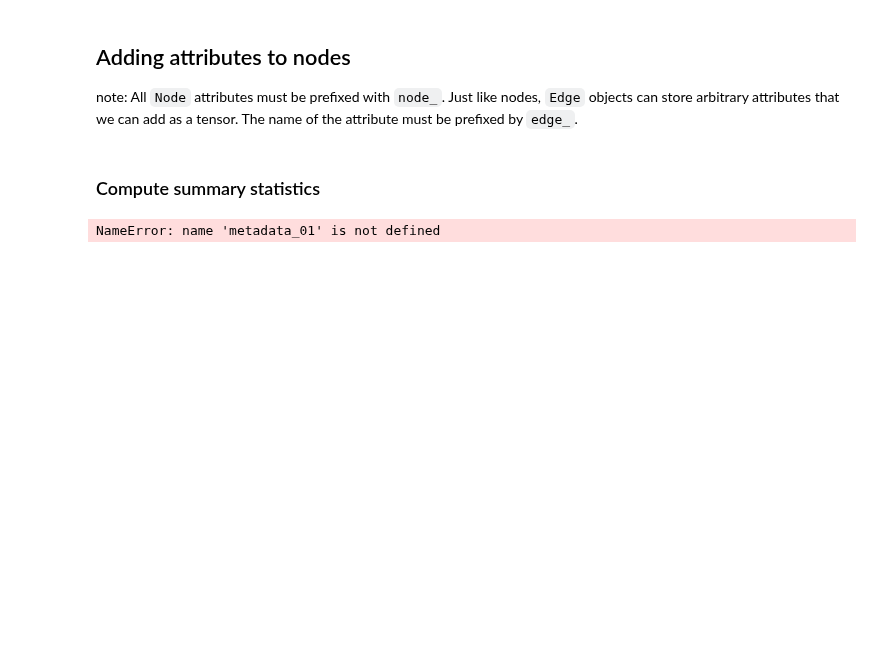
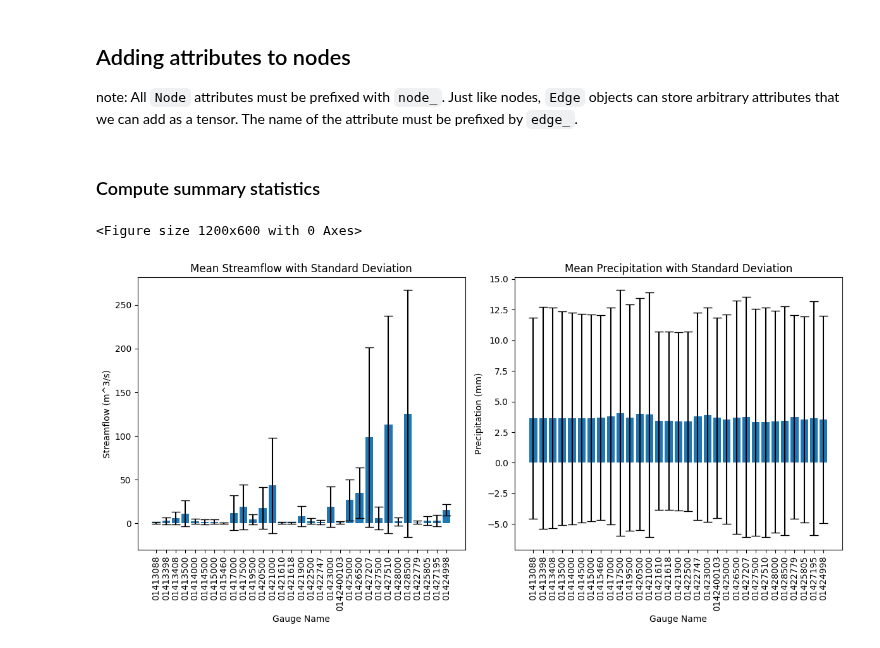
Before and after one commit to LouisaPawusch/CEE520-StreamflowGraphLearning, a Jupyter notebook: src/02_Generate_Graph/generate_graph.ipynb, the cells around one changed output. Cells and saved outputs as stored; diff of their text form; code cells hidden in the pictures; blank space fills up the shorter version.

```diff
--- a/src/02_Generate_Graph/generate_graph.ipynb
+++ b/src/02_Generate_Graph/generate_graph.ipynb
@@ -222,24 +244,38 @@ precipitation = pd.read_csv(os.path.join(DATA_DIR, "precipitation_wy2022.csv"))
 # %%
-streamflow = pd.read_csv(os.path.join(DATA_DIR, "streamflow_wy2022.csv"))
-precipitation = pd.read_csv(os.path.join(DATA_DIR, "precipitation_wy2022.csv"))
+streamflow = pd.read_csv(os.path.join(DATA_DIR, "streamflow_wy2022.csv"), dtype={"site_id": str, "huc8": str})
+streamflow.columns = streamflow.columns.astype(str)
+precipitation = pd.read_csv(os.path.join(DATA_DIR, "precipitation_wy2022.csv"), dtype={"site_id": str, "huc8": str})
+precipitation.columns = precipitation.columns.astype(str)
 
-mean_streamflow ={}
-std_streamflow = {}
-mean_precipitation = {}
-std_precipitation = {}
+site_ids = [col for col in streamflow.columns if col != "date"]
 
-for column in streamflow.columns:
-    if column != 'date':
-        gauge_name = metadata_01[metadata_01['site_id'] == column]['site_rename'].values[0] if column in metadata_01['site_id'].values else metadata_02[metadata_02['site_id'] == column]['site_rename'].values[0]
-        mean_streamflow[gauge_name] = streamflow[column].mean()
-        std_streamflow[gauge_name] = streamflow[column].std()
+mean_streamflow = []
+std_streamflow = []
+mean_precipitation = []
+std_precipitation = []
 
-# for column in precipitation.columns:
-#     if column != 'date':
-#         gauge_name = metadata_01[metadata_01['site_rename'] == column]['site_name'].values[0] if column in metadata_01['site_rename'].values else metadata_02[metadata_02['site_rename'] == column]['site_name'].values[0]
-#         rain_days = precipitation[precipitation[column] > 0][column]
-#         mean_precipitation[gauge_name] = precipitation[column].mean()
-#         std_precipitation[gauge_name] = precipitation[column].std()
+for site_id in site_ids:
+    mean_streamflow.append(streamflow[site_id].mean())
+    std_streamflow.append(streamflow[site_id].std())
+    mean_precipitation.append(precipitation[site_id].mean())
+    std_precipitation.append(precipitation[site_id].std())
+
+plt.figure(figsize=(12, 6))
+fig, axes = plt.subplots(1, 2, figsize=(12, 6))
+axes[0].bar(site_ids, mean_streamflow, yerr=std_streamflow, capsize=5)
+axes[0].tick_params(axis="x", labelrotation=90)
+axes[0].set_title("Mean Streamflow with Standard Deviation")
+axes[0].set_ylabel("Streamflow (m^3/s)")
+axes[0].set_xlabel("Gauge Name")
+
+axes[1].bar(site_ids, mean_precipitation, yerr=std_precipitation, capsize=5)
+axes[1].tick_params(axis="x", labelrotation=90)
+axes[1].set_title("Mean Precipitation with Standard Deviation")
+axes[1].set_ylabel("Precipitation (mm)")
+axes[1].set_xlabel("Gauge Name")
+plt.tight_layout()
+plt.savefig("figures/mean_std_streamflow_precipitation.png", dpi=300);
 # %% [output]
-NameError: name 'metadata_01' is not defined
+<Figure size 1200x600 with 0 Axes>
+[figure, added]
 # %%
```
Also changed, not shown: parts of 14 cells of this notebook.
